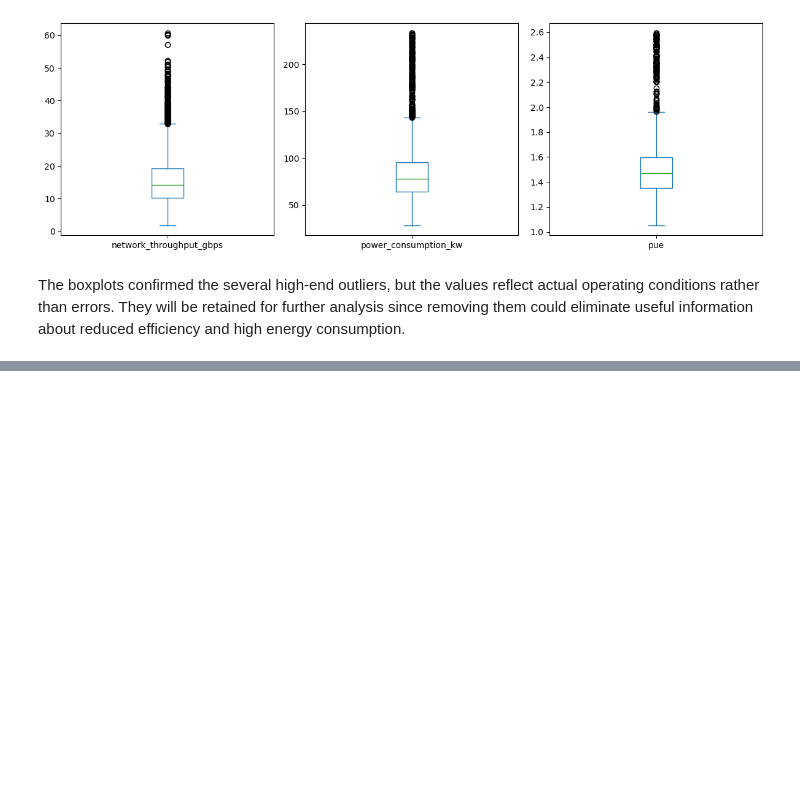
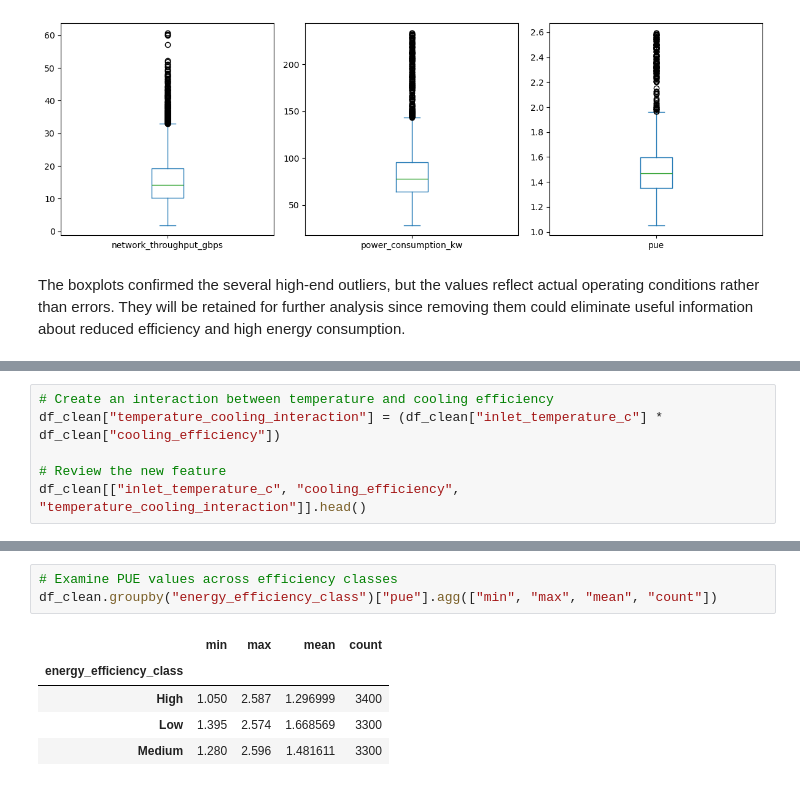
Before and after one commit to njafariii/data-center-energy-efficiency, a Jupyter notebook: data_preparation.ipynb, the cells around one changed output, grey strips where cells are left out. Saved outputs shown, nothing was run; the diff lists cells and outputs as text; blank space fills up the shorter version.

```diff
--- a/data_preparation.ipynb
+++ b/data_preparation.ipynb
@@ -170,0 +200,6 @@ The boxplots confirmed the several high-end outliers, but the values reflect act
+# %%
+# Create an interaction between temperature and cooling efficiency
+df_clean["temperature_cooling_interaction"] = (df_clean["inlet_temperature_c"] * df_clean["cooling_efficiency"])
+
+# Review the new feature
+df_clean[["inlet_temperature_c", "cooling_efficiency", "temperature_cooling_interaction"]].head()
@@ -170,0 +378,9 @@ The boxplots confirmed the several high-end outliers, but the values reflect act
+# %%
+# Examine PUE values across efficiency classes
+df_clean.groupby("energy_efficiency_class")["pue"].agg(["min", "max", "mean", "count"])
+# %% [output]
+|  | min | max | mean | count |
+| energy_efficiency_class |  |  |  |  |
+| High | 1.050 | 2.587 | 1.296999 | 3400 |
+| Low | 1.395 | 2.574 | 1.668569 | 3300 |
+| Medium | 1.280 | 2.596 | 1.481611 | 3300 |
```
Also changed, not shown: parts of 31 cells of this notebook, 3 other files.
